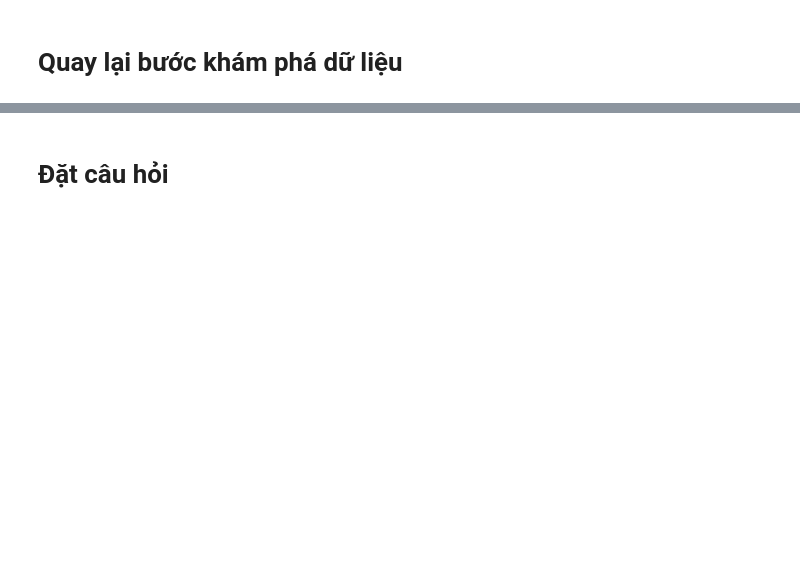
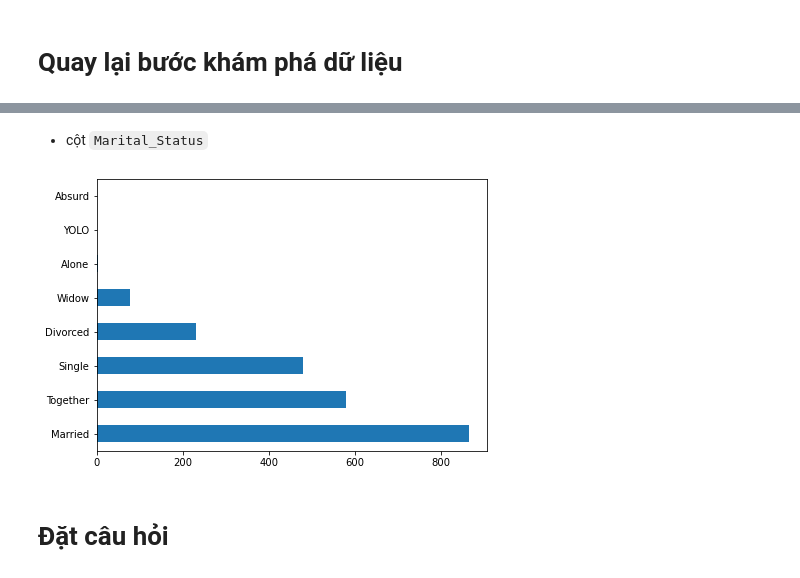
Before and after one commit to ngminhluong/CDS-EndTerm, a Jupyter notebook: Source/Main.ipynb, the cells around one changed output, grey strips where cells are left out. Drawn from its saved outputs; the diff is of its cells as text; code cells hidden in the pictures; blank space fills up the shorter version.

```diff
--- a/Source/Main.ipynb
+++ b/Source/Main.ipynb
@@ -161,2 +284,8 @@ dtype('<M8[ns]')
+# %% [markdown]
+- cột `Marital_Status`
+# %%
+cat_cols["Marital_Status"].value_counts().plot.barh(figsize=(7,5));
+# %% [output]
+[figure, added]
 # %% [markdown]
 # Đặt câu hỏi
```
Also changed, not shown: parts of 28 cells of this notebook.
